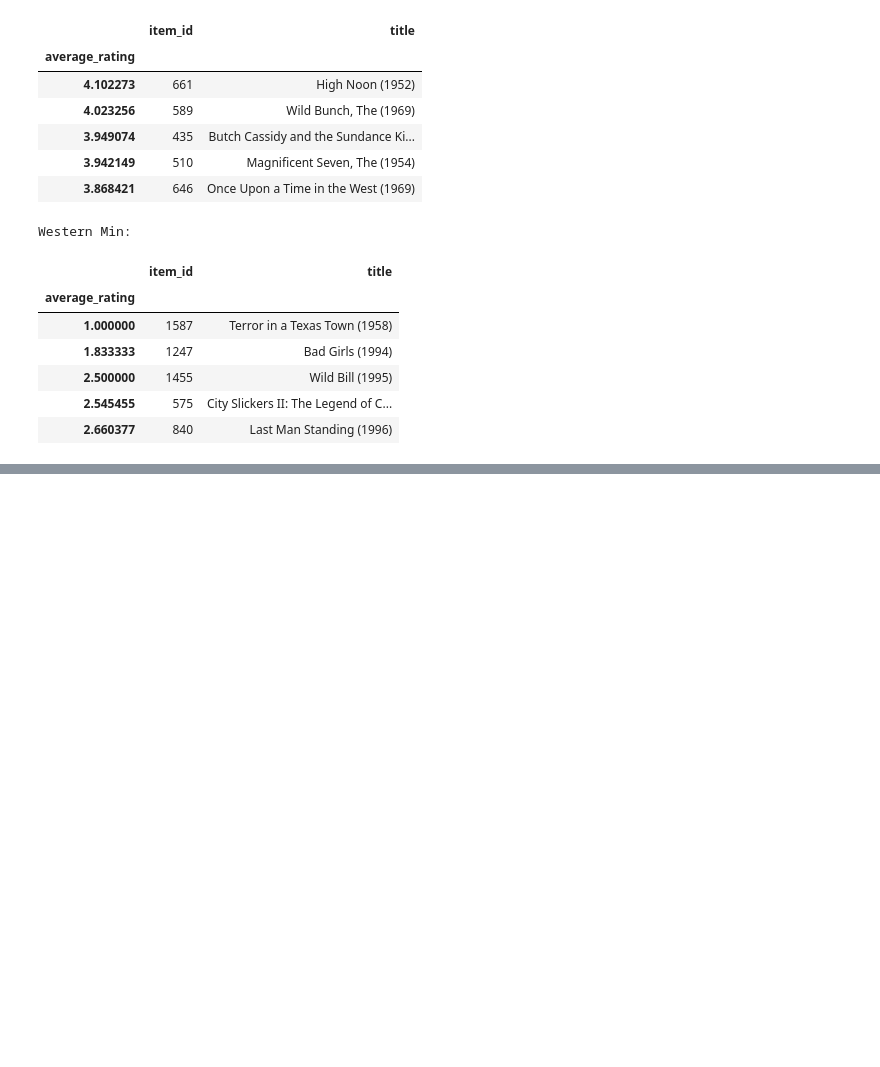
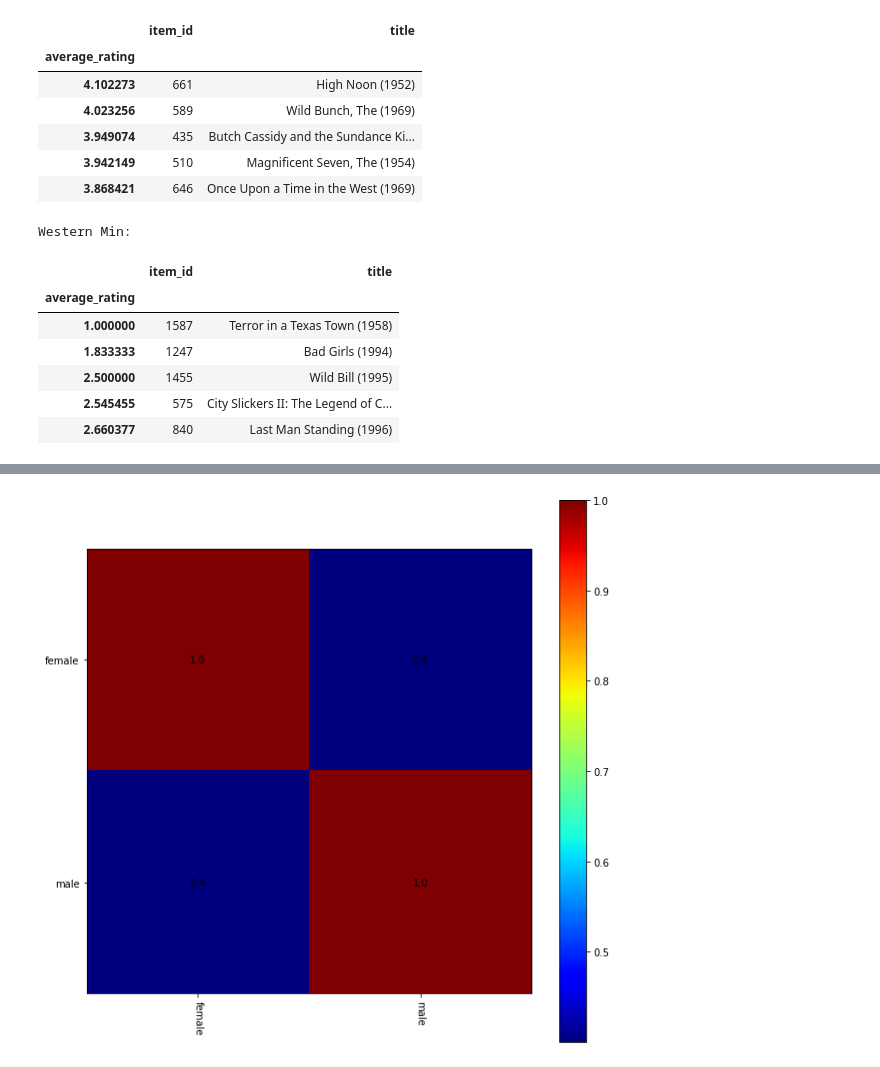
Before and after one commit to Xevenst/MovLensDataSet, a Jupyter notebook: dataAnalysisFuncts.ipynb, the cells around one changed output, grey strips where cells are left out. Saved outputs shown, nothing was run; the diff lists cells and outputs as text; code cells hidden in the pictures; blank space fills up the shorter version.

```diff
--- a/dataAnalysisFuncts.ipynb
+++ b/dataAnalysisFuncts.ipynb
@@ -1173,0 +1259,9 @@ Western Min:
+# %%
+occup = pp.specifyByUserData(users, ratings, ["gender"])
+occup
+occup = occup.drop('user_id',axis=1)
+occup = occup.groupby(by=['gender','item_id']).mean()
+gender = ['female','male']
+pp.categorySimilarity(occup,gender,'gender',size=(10,10))
+# %% [output]
+[figure, added]
```
Also changed, not shown: parts of 13 cells of this notebook, 2 other files.
